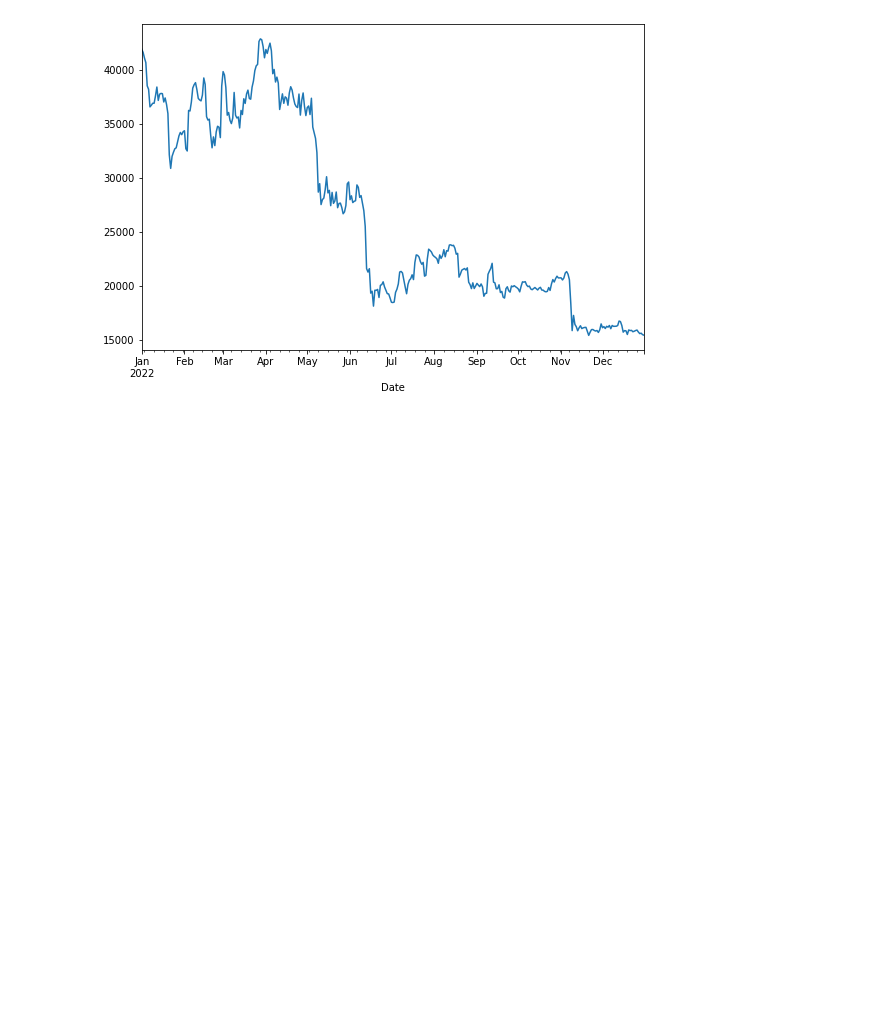
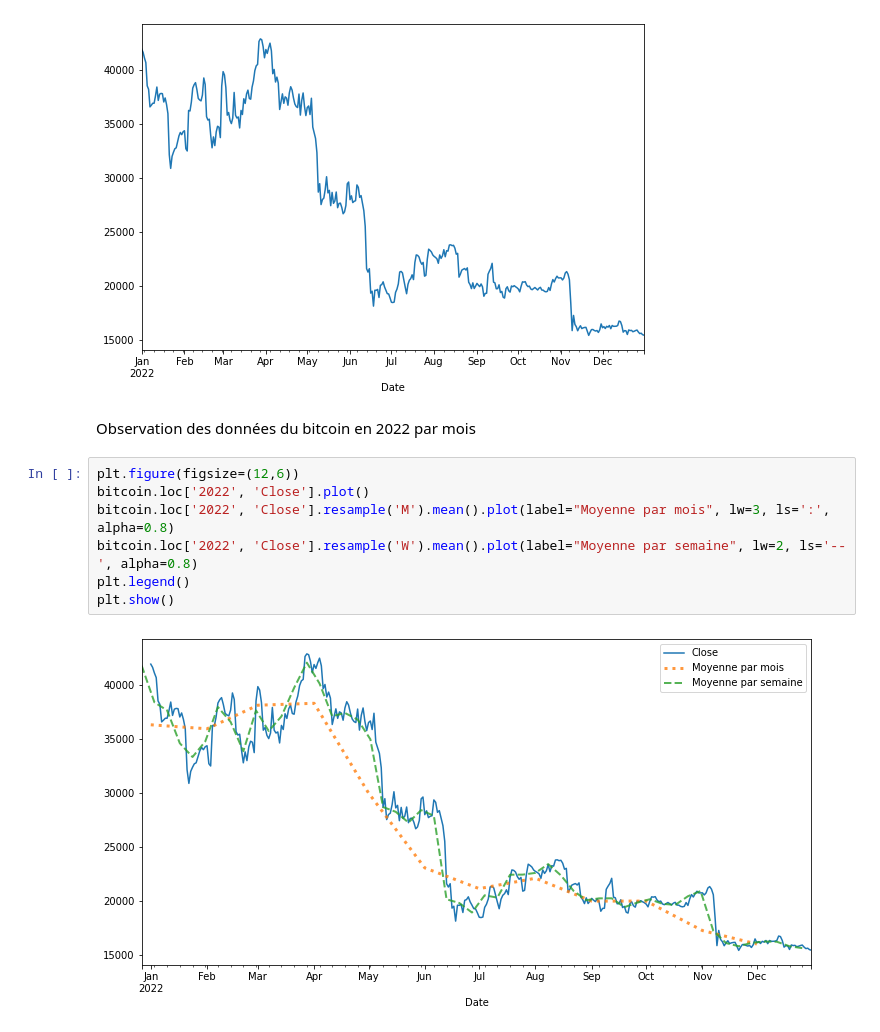
Before and after one commit to lord97/Bitcoin-analysis, a Jupyter notebook: bictoin-analysis.ipynb, the cells around one changed output. Saved outputs shown, nothing was run; the diff lists cells and outputs as text; blank space fills up the shorter version.

```diff
--- a/bictoin-analysis.ipynb
+++ b/bictoin-analysis.ipynb
@@ -51,3 +51,14 @@ bitcoin.loc['2022']['Close'].plot(figsize=(9,6))
 plt.show()
 # %% [output]
 [figure]
+# %% [markdown]
+Observation des données du bitcoin en 2022 par mois
+# %%
+plt.figure(figsize=(12,6))
+bitcoin.loc['2022', 'Close'].plot()
+bitcoin.loc['2022', 'Close'].resample('M').mean().plot(label="Moyenne par mois", lw=3, ls=':', alpha=0.8)
+bitcoin.loc['2022', 'Close'].resample('W').mean().plot(label="Moyenne par semaine", lw=2, ls='--', alpha=0.8)
+plt.legend()
+plt.show()
+# %% [output]
+[figure, added]
```
Also changed, not shown: parts of 5 cells of this notebook.
